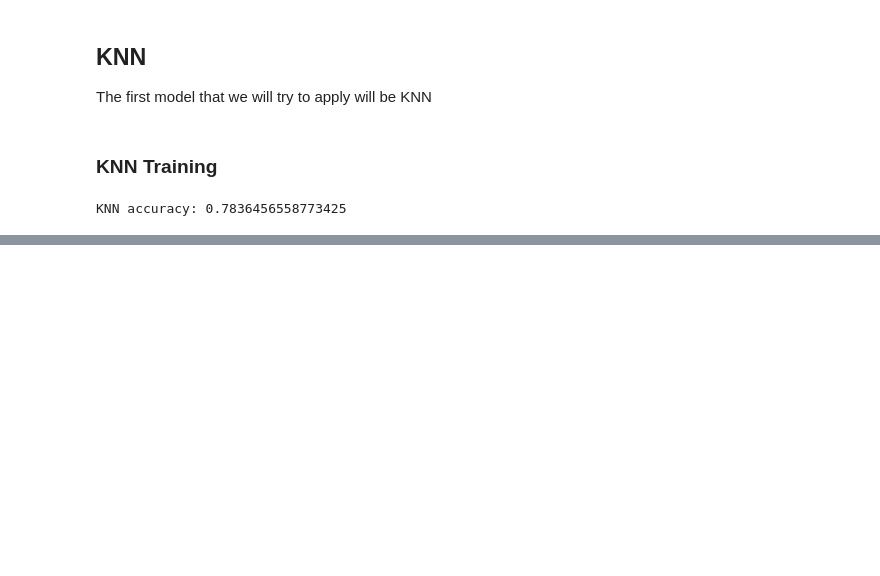
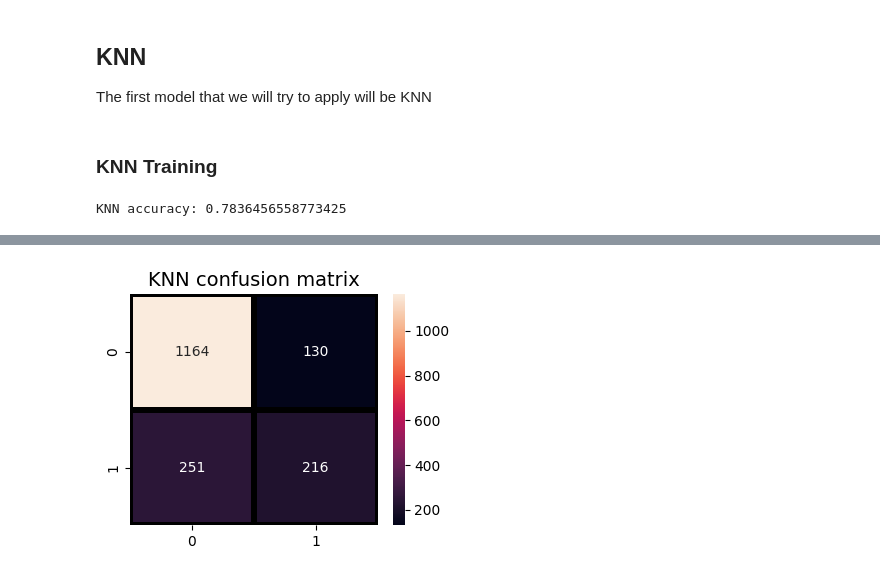
Before and after one commit to nobodyexistsonpurpose/telco_customer_churn, a Jupyter notebook: 03_applying_models.ipynb, the cells around one changed output, grey strips where cells are left out. Saved outputs shown, nothing was run; the diff lists cells and outputs as text; code cells hidden in the pictures; blank space fills up the shorter version.

```diff
--- a/03_applying_models.ipynb
+++ b/03_applying_models.ipynb
@@ -91,0 +139,9 @@ KNN accuracy: 0.7836456558773425
+# %%
+plt.figure(figsize=(4,3))
+sns.heatmap(confusion_matrix(y_test, predicted_y),
+                annot=True,fmt = "d",linecolor="k",linewidths=3)
+
+plt.title("KNN confusion matrix",fontsize=14)
+plt.show()
+# %% [output]
+[figure, added]
```
Also changed, not shown: parts of 34 cells of this notebook.
